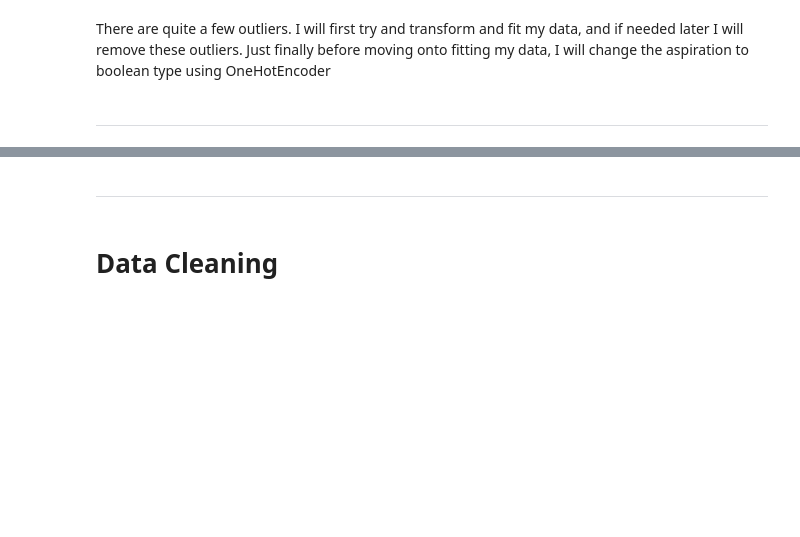
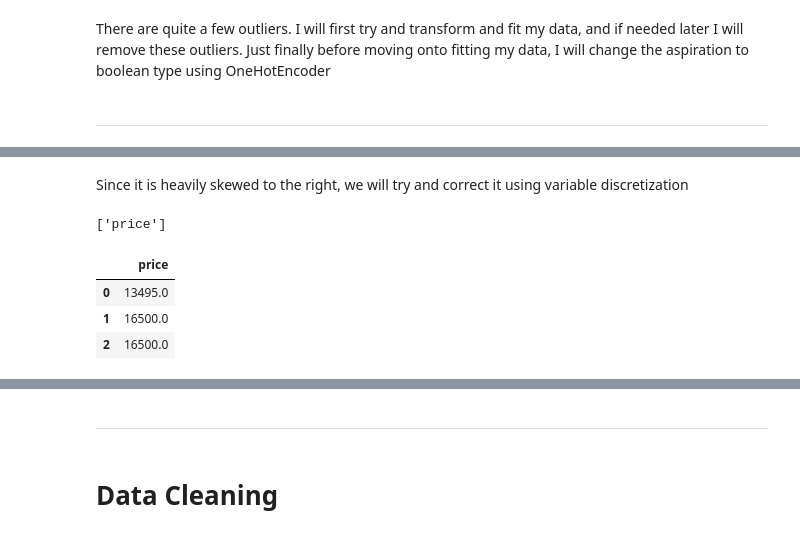
Before and after one commit to Tee-DataA/Hackathon1, a Jupyter notebook: jupyter_notebooks/Notebook_Template.ipynb, the cells around one changed output, grey strips where cells are left out. Cells and saved outputs as stored; diff of their text form; code cells hidden in the pictures; blank space fills up the shorter version.

```diff
--- a/jupyter_notebooks/Notebook_Template.ipynb
+++ b/jupyter_notebooks/Notebook_Template.ipynb
@@ -336,0 +337,2 @@ some markdown
+# %% [markdown]
+Since it is heavily skewed to the right, we will try and correct it using variable discretization
@@ -336,0 +556,13 @@ some markdown
+# %%
+variables_engineering= ['price']
+variables_engineering
+# %% [output]
+['price']
+# %%
+df_engineering = df[variables_engineering].copy()
+df_engineering.head(3)
+# %% [output]
+|  | price |
+| 0 | 13495.0 |
+| 1 | 16500.0 |
+| 2 | 16500.0 |
```
Also changed, not shown: parts of 9 cells of this notebook.
